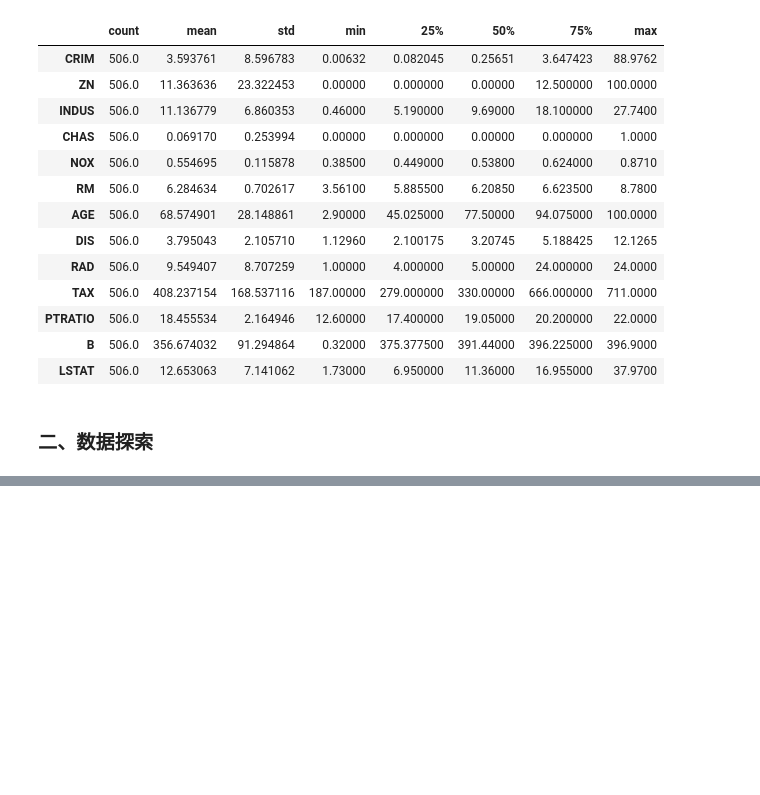
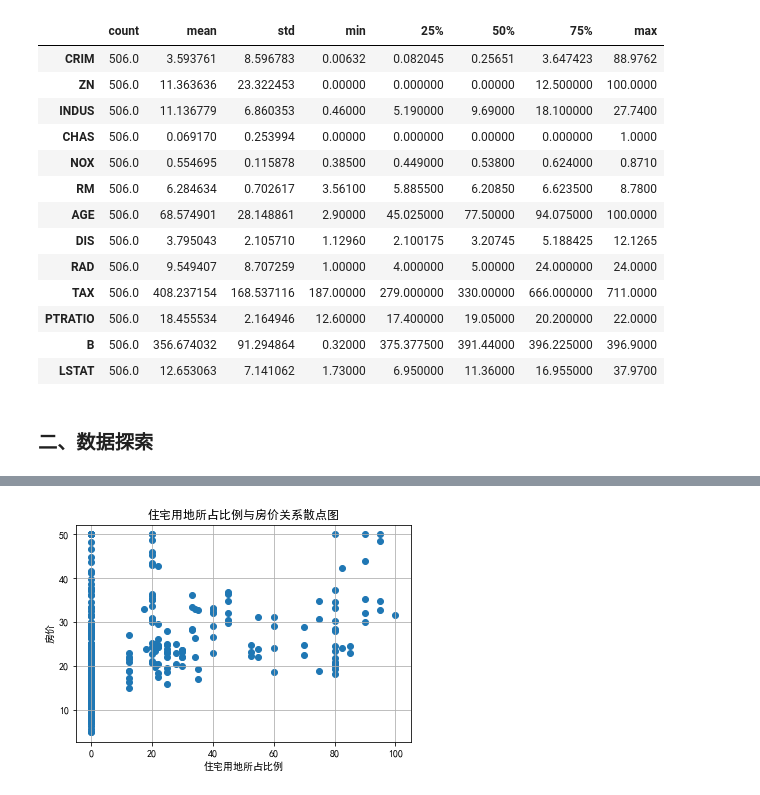
Before and after one commit to coderlai/machine-learning, a Jupyter notebook: 基于xgboost波士顿房价预测-kaggle实战.ipynb, the cells around one changed output, grey strips where cells are left out. Drawn from its saved outputs; the diff is of its cells as text; code cells hidden in the pictures; blank space fills up the shorter version.

```diff
--- a/基于xgboost波士顿房价预测-kaggle实战.ipynb
+++ b/基于xgboost波士顿房价预测-kaggle实战.ipynb
@@ -131,0 +140,6 @@ plt.show()
+# %%
+# (2)房价与住宅用地占地【zn】字段分析
+draw_scatter(df["ZN"],y,"住宅用地所占比例")
+plt.grid()
+# %% [output]
+[figure, added]
```
Also changed, not shown: parts of 7 cells of this notebook.
